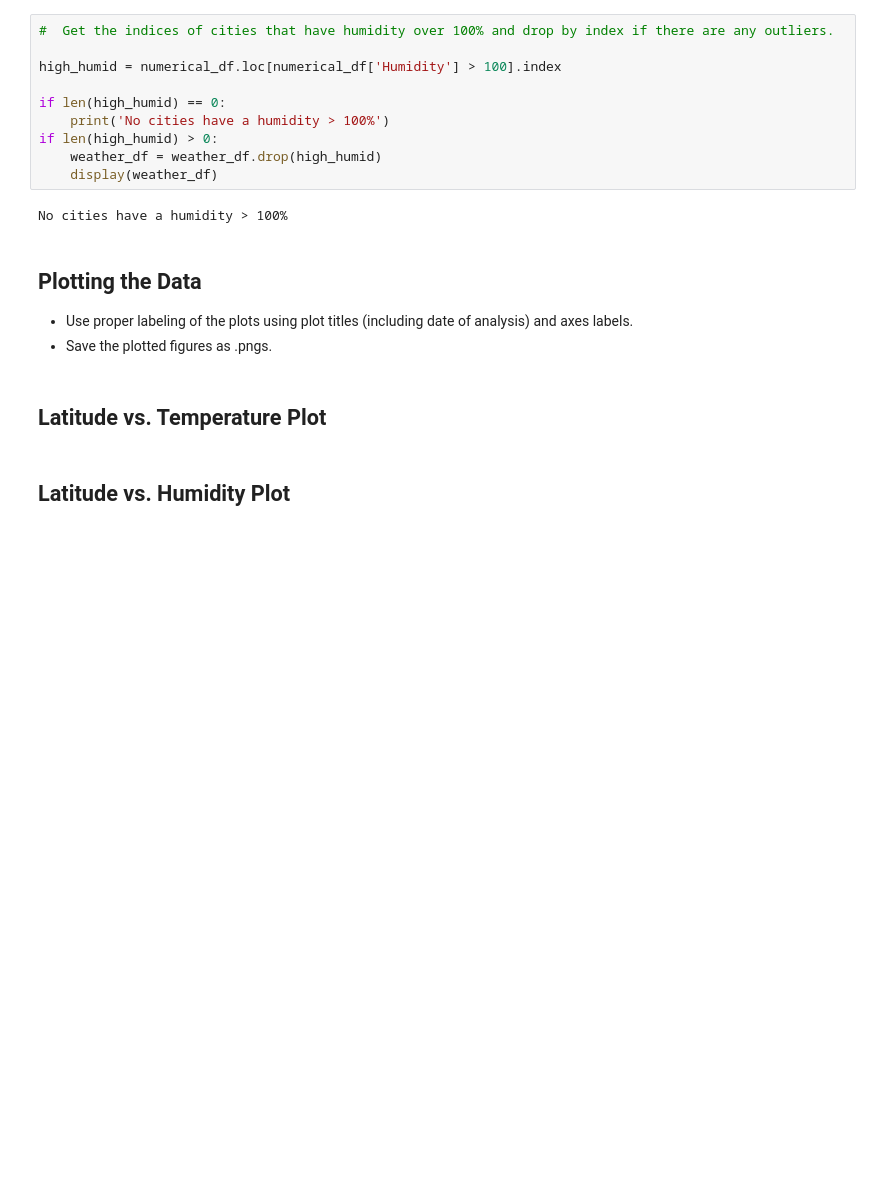
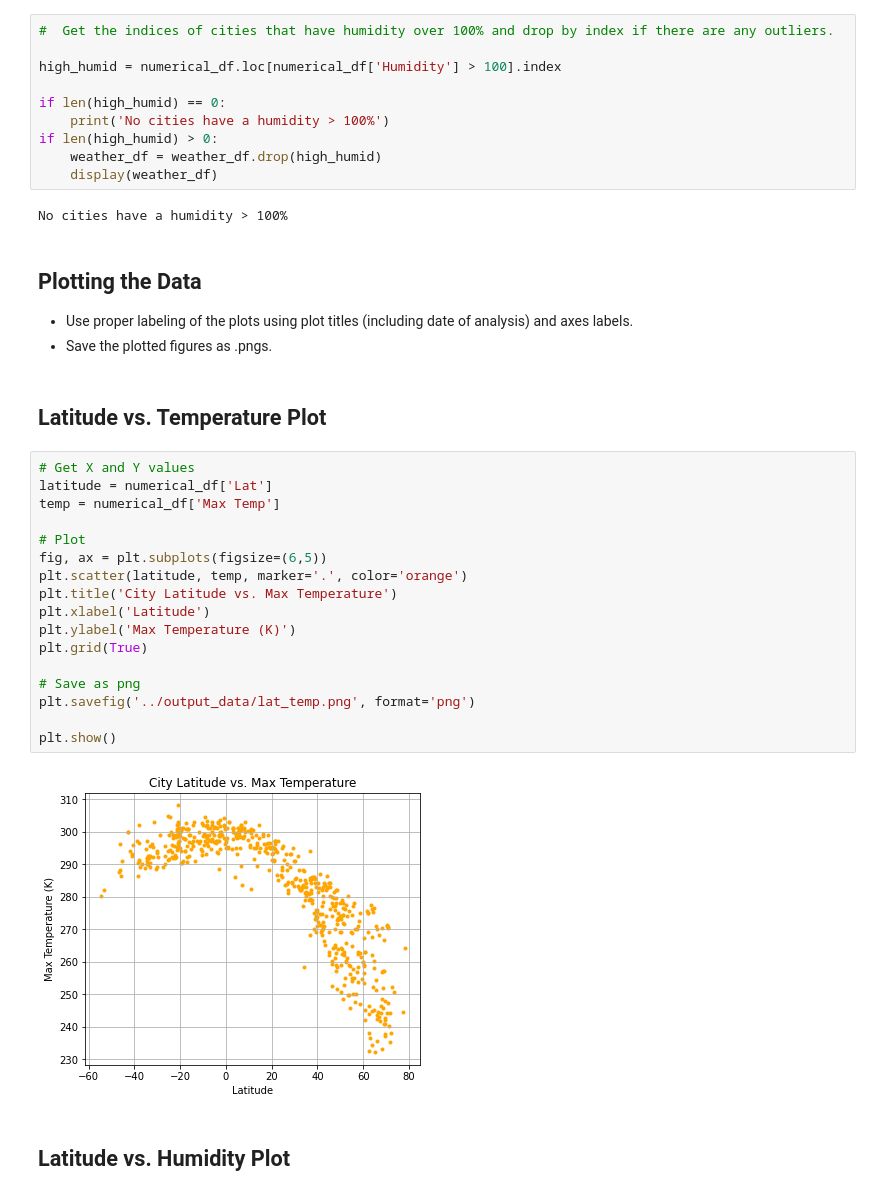
Before and after one commit to Mvhaynes/APIs, a Jupyter notebook: starter_code/WeatherPy.ipynb, the cells around one changed output. Cells and saved outputs as stored; diff of their text form; blank space fills up the shorter version.

```diff
--- a/starter_code/WeatherPy.ipynb
+++ b/starter_code/WeatherPy.ipynb
@@ -199,5 +200,24 @@ No cities have a humidity > 100%
 * Save the plotted figures as .pngs.
 # %% [markdown]
 ## Latitude vs. Temperature Plot
+# %%
+# Get X and Y values
+latitude = numerical_df['Lat']
+temp = numerical_df['Max Temp']
+
+# Plot
+fig, ax = plt.subplots(figsize=(6,5))
+plt.scatter(latitude, temp, marker='.', color='orange')
+plt.title('City Latitude vs. Max Temperature')
+plt.xlabel('Latitude')
+plt.ylabel('Max Temperature (K)')
+plt.grid(True)
+
+# Save as png
+plt.savefig('../output_data/lat_temp.png', format='png')
+
+plt.show()
+# %% [output]
+[figure, added]
 # %% [markdown]
 ## Latitude vs. Humidity Plot
```
Also changed, not shown: parts of 13 cells of this notebook, 8 other files.
